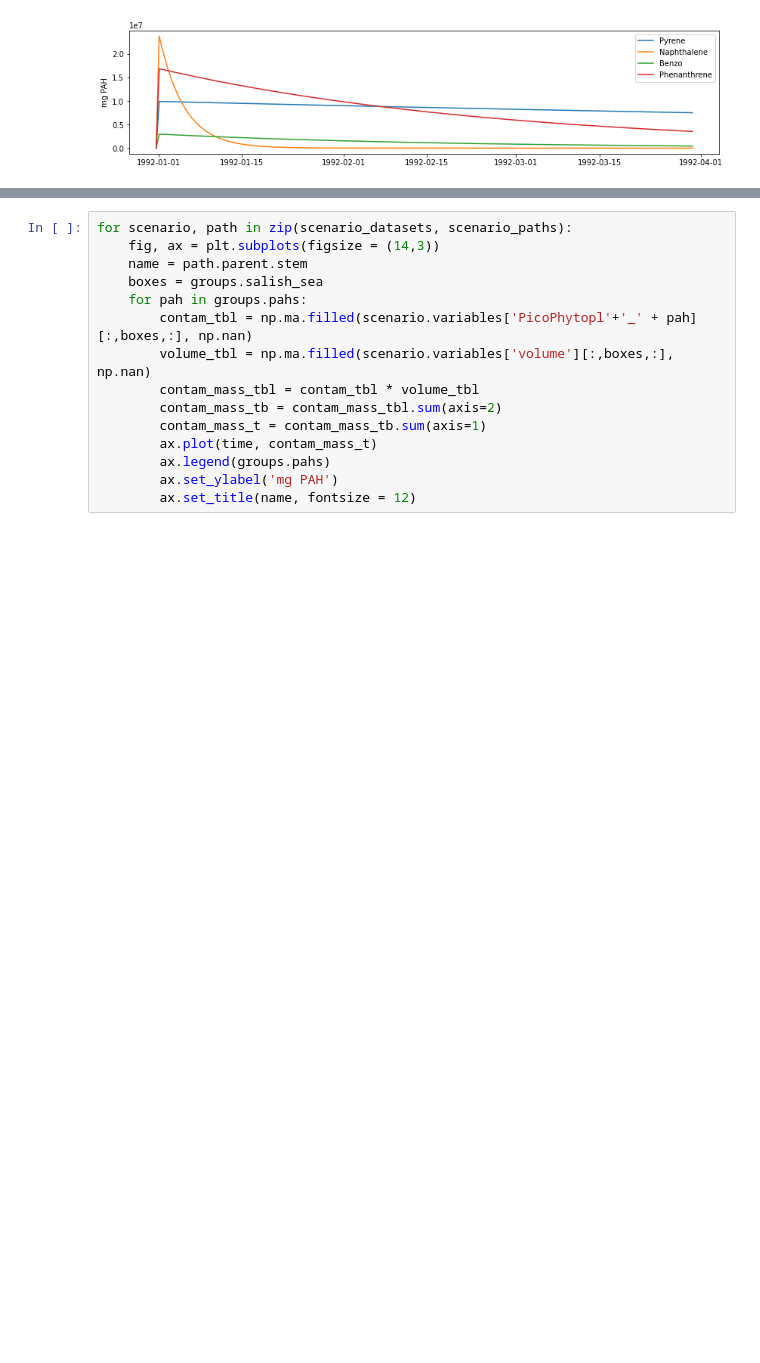
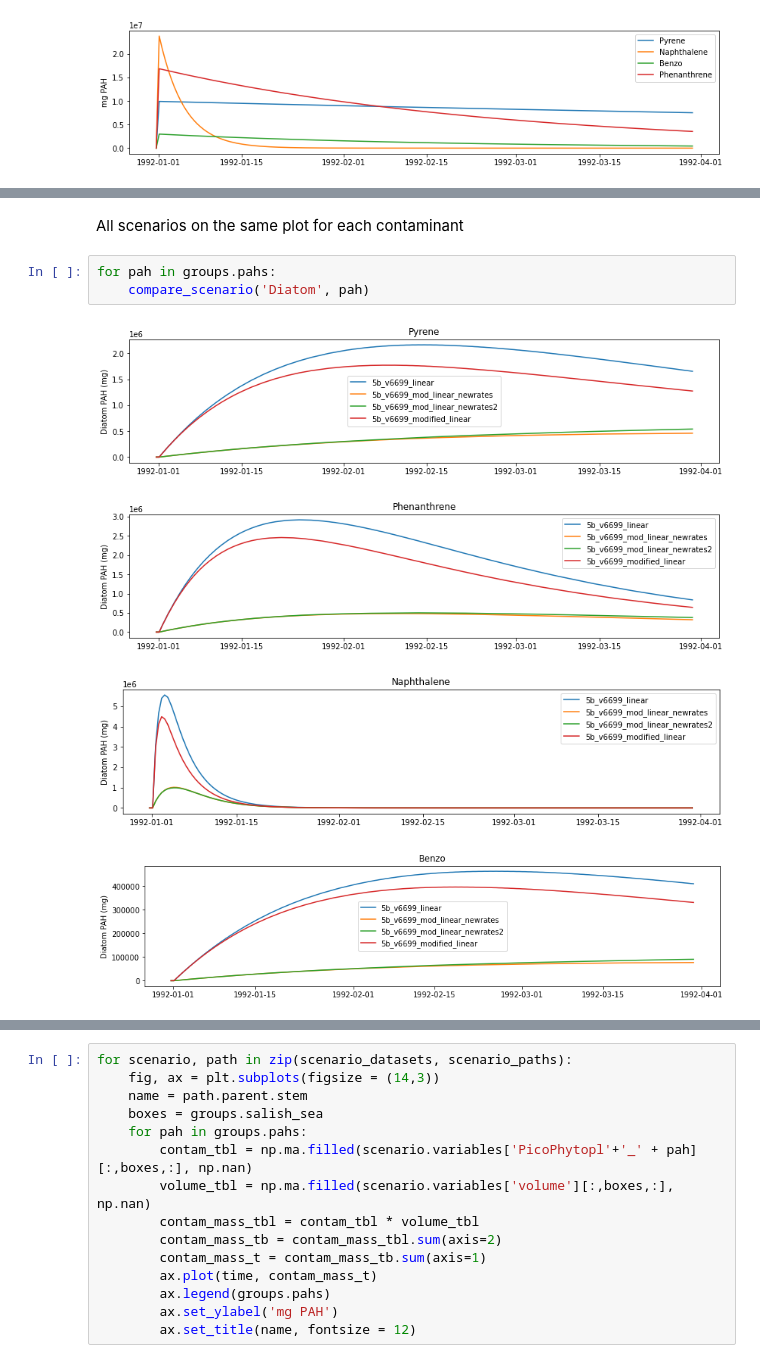
Before and after one commit to SS-Atlantis/analysis-raisha, a Jupyter notebook: notebooks/SSAM-contam-uptake-rates.ipynb, the cells around one changed output, grey strips where cells are left out. Cells and saved outputs as stored; diff of their text form; blank space fills up the shorter version.

```diff
--- a/notebooks/SSAM-contam-uptake-rates.ipynb
+++ b/notebooks/SSAM-contam-uptake-rates.ipynb
@@ -121,0 +250,10 @@ plot_pah(control, time)
+# %% [markdown]
+All scenarios on the same plot for each contaminant
+# %%
+for pah in groups.pahs:
+    compare_scenario('Diatom', pah)
+# %% [output]
+[figure, added]
+[figure, added]
+[figure, added]
+[figure, added]
```
Also changed, not shown: parts of 51 cells of this notebook.
